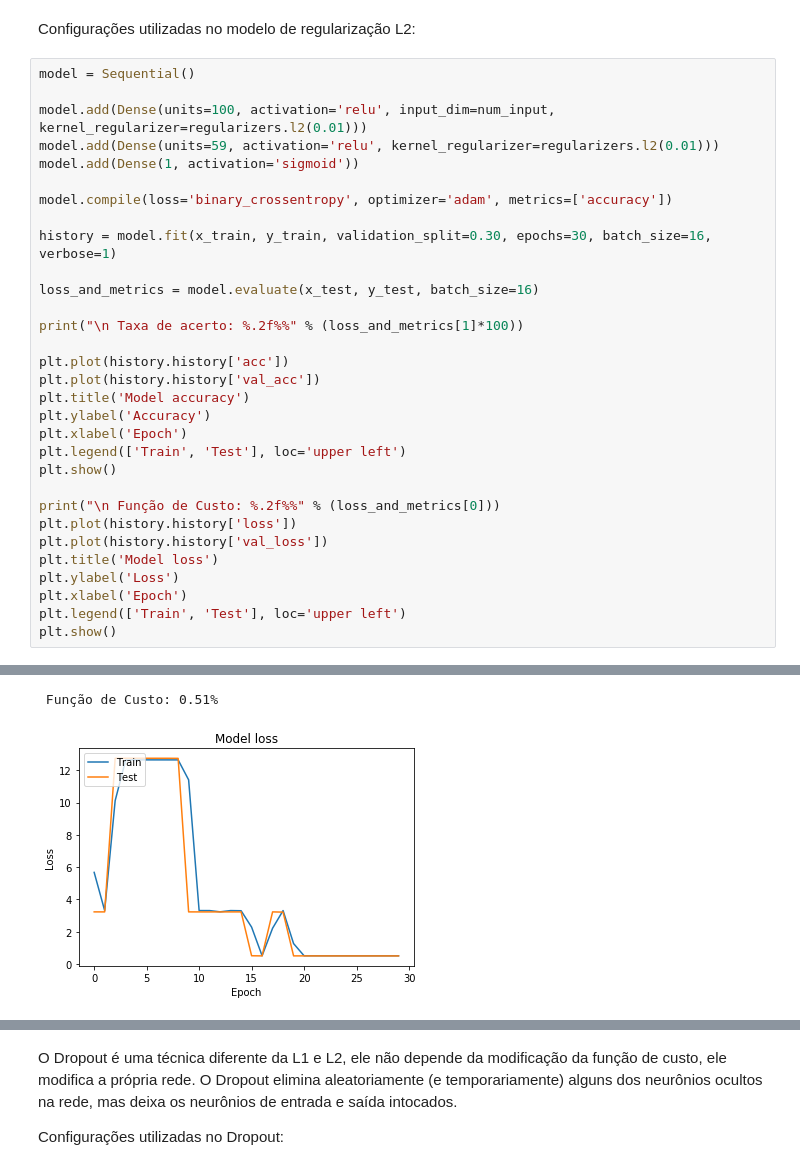
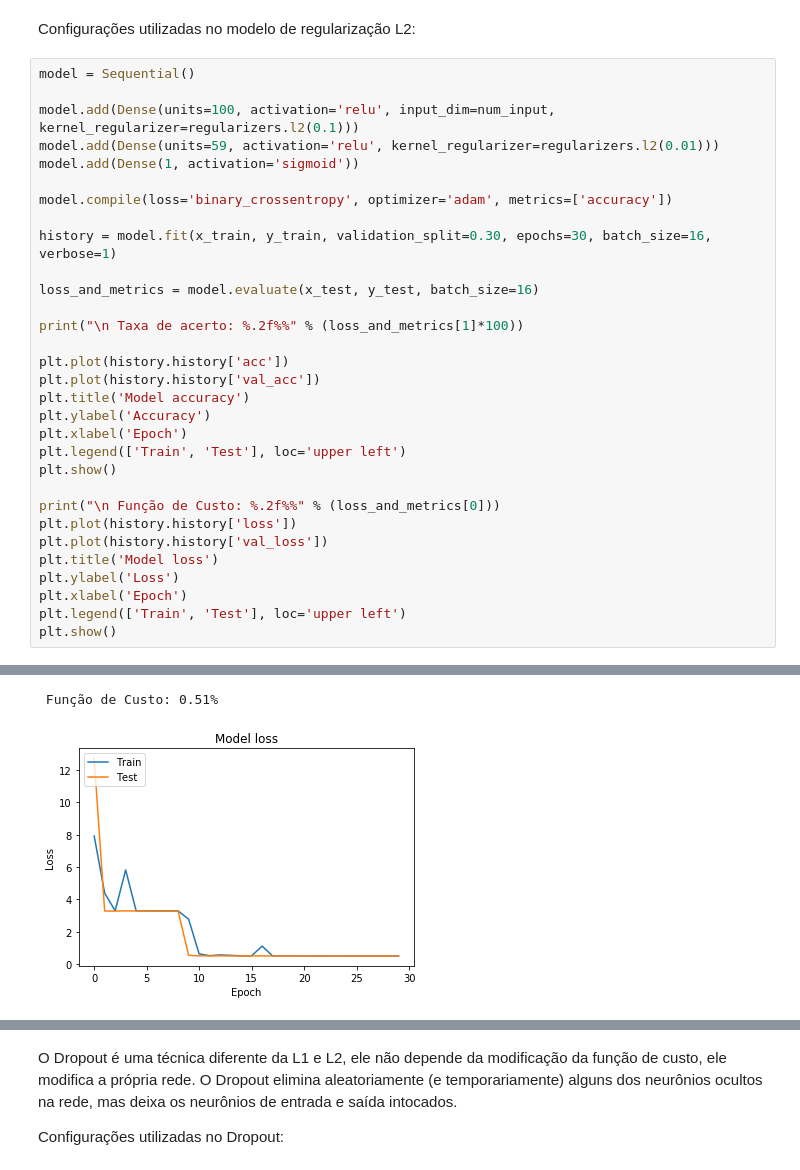
Before and after one commit to ncs92/redes-neurais, a Jupyter notebook: aps-redes-neurais.ipynb, the cells around one changed output, grey strips where cells are left out. Cells and saved outputs as stored; diff of their text form.

```diff
--- a/aps-redes-neurais.ipynb
+++ b/aps-redes-neurais.ipynb
@@ -306,7 +308,7 @@ Configurações utilizadas no modelo de regularização L2:
 # %%
 model = Sequential()
 
-model.add(Dense(units=100, activation='relu', input_dim=num_input, kernel_regularizer=regularizers.l2(0.01)))
+model.add(Dense(units=100, activation='relu', input_dim=num_input, kernel_regularizer=regularizers.l2(0.1)))
 model.add(Dense(units=59, activation='relu', kernel_regularizer=regularizers.l2(0.01)))
 model.add(Dense(1, activation='sigmoid'))
 
@@ -356,4 +358,4 @@ Epoch 6/30
  Função de Custo: 0.51%
-[figure, old version]
+[figure, new version]
 # %% [markdown]
 Com essas configurações no L2 foi obtido uma taxa de acerto de 79,62%. A figura 10 demostra o histórico da acurácia para o L1 com valor de 0.01, a média da taxa de acerto de treino é de 79,61% e de teste é de 79,65%.
```
Also changed, not shown: parts of 9 cells of this notebook, 7 other files.
